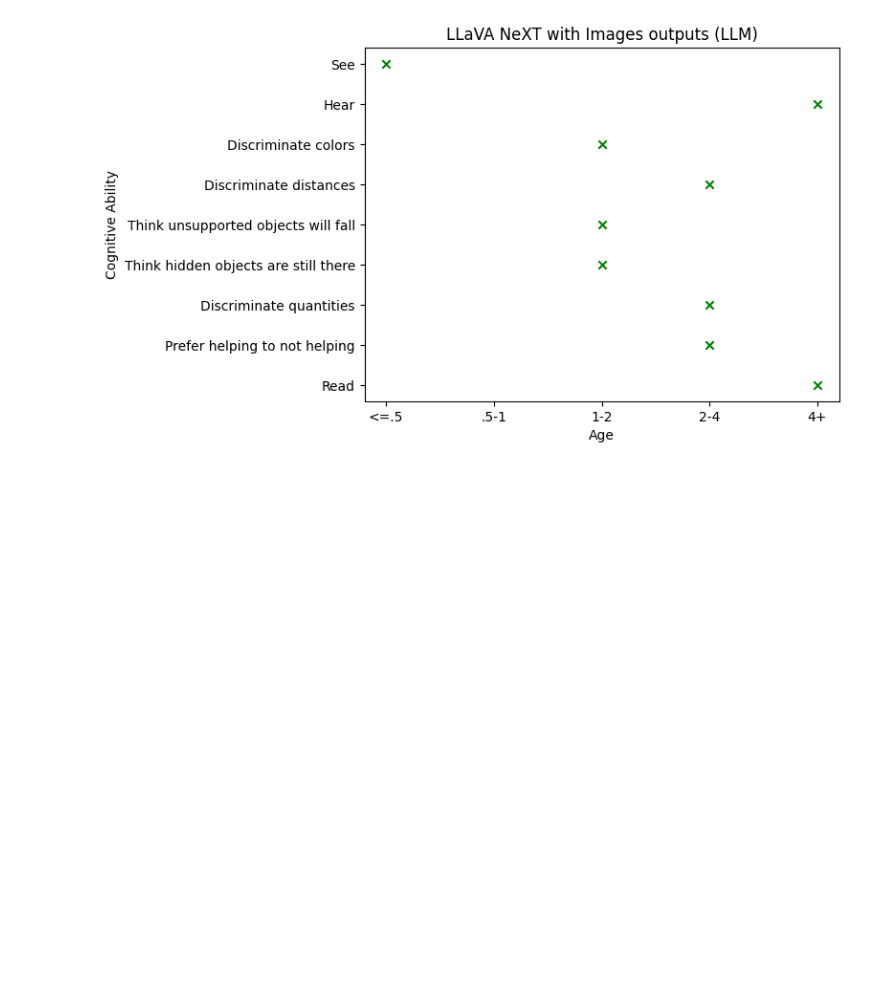
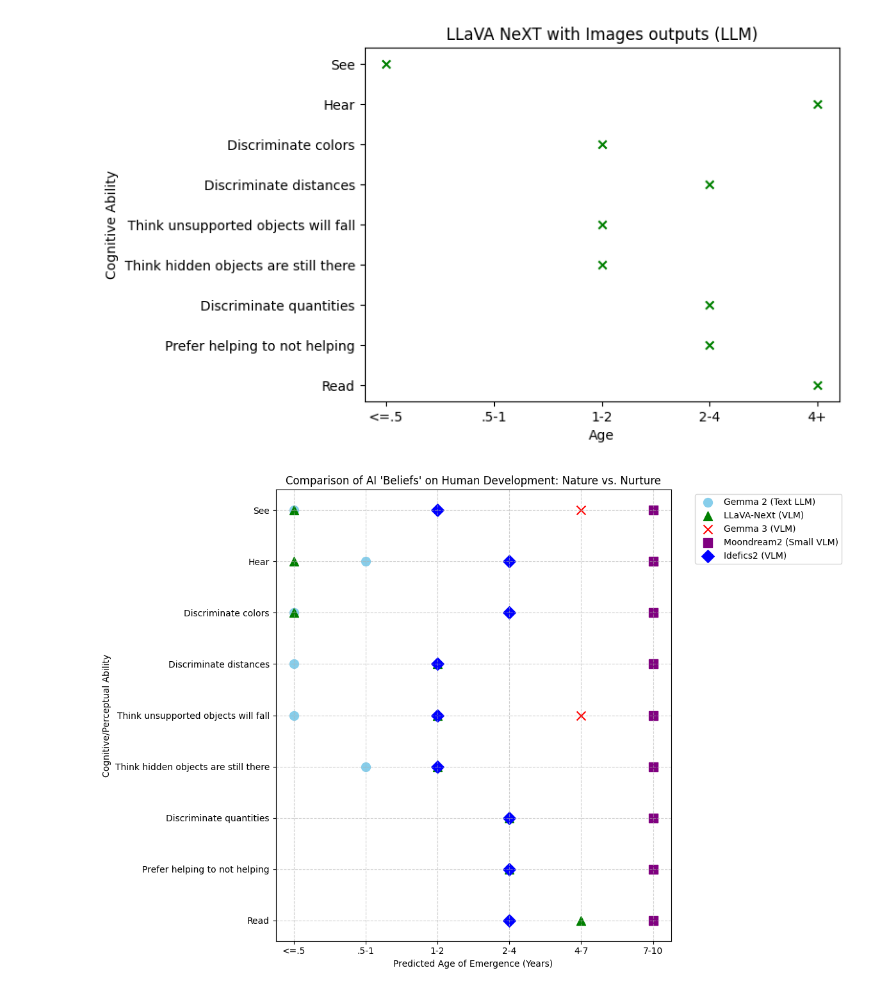
Before and after one commit to yunchen-hung/machine-beliefs, a Jupyter notebook: plotting.ipynb, the cells around one changed output. Saved outputs shown, nothing was run; the diff lists cells and outputs as text; code cells hidden in the pictures; blank space fills up the shorter version.

Commit message:
idefics2 model and plotting

```diff
--- a/plotting.ipynb
+++ b/plotting.ipynb
@@ -146,3 +144,102 @@ plt.title('LLaVA NeXT with Images outputs (LLM)')
 plt.show()
 # %% [output]
 [figure]
+# %%
+import matplotlib.pyplot as plt
+
+categories = [
+    'See',
+    'Hear',
+    'Discriminate colors',
+    'Discriminate distances',
+    'Think unsupported objects will fall',
+    'Think hidden objects are still there',
+    'Discriminate quantities',
+    'Prefer helping to not helping',
+    'Read'
+]
+
+gemma2_values = ["<=.5", ".5-1", "<=.5", "<=.5", "<=.5", ".5-1", "2-4", "2-4", "2-4"]
+
+llava_values = ["<=.5", "<=.5", "<=.5", "1-2", "1-2", "1-2", "2-4", "2-4", "4+"]
+
+gemma3_values = ["4-7", "7-10", "7-10", "7-10", "4-7", "7-10", "7-10", "7-10", "7-10"]
+
+moondream_values = ["7-10", "7-10", "7-10", "7-10", "7-10", "7-10", "7-10", "7-10", "7-10"]
+
+idefics2_values = ["1-2", "2-4", "2-4", "1-2", "1-2", "1-2", "2-4", "2-4", "2-4"]
+
+custom_labels = ["<=.5", ".5-1", "1-2", "2-4", "4-7", "7-10", "4+"]
+
+final_labels = ["<=.5", ".5-1", "1-2", "2-4", "4-7", "7-10"]
+
+
+def clean_val(v):
+    if v == "4+": return "4-7"
+    return v
+
+
+gemma2_cleaned = [clean_val(v) for v in gemma2_values]
+llava_cleaned = [clean_val(v) for v in llava_values]
+gemma3_cleaned = [clean_val(v) for v in gemma3_values]
+moondream_cleaned = [clean_val(v) for v in moondream_values]
+idefics2_cleaned = [clean_val(v) for v in idefics2_values]
+
+y_pos = range(len(categories))
+
+x_gemma2 = [final_labels.index(v) for v in gemma2_cleaned]
+x_llava = [final_labels.index(v) for v in llava_cleaned]
+x_gemma3 = [final_labels.index(v) for v in gemma3_cleaned]
+x_moondream = [final_labels.index(v) for v in moondream_cleaned]
+x_idefics2 = [final_labels.index(v) for v in idefics2_cleaned]
+
+# Visualization
+plt.figure(figsize=(12, 8))
+
+plt.scatter(x_gemma2, y_pos, marker='o', color='skyblue', s=100, label='Gemma 2 (Text LLM)')
+plt.scatter(x_llava, y_pos, marker='^', color='green', s=100, label='LLaVA-NeXt (VLM)')
+plt.scatter(x_gemma3, y_pos, marker='x', color='red', s=100, label='Gemma 3 (VLM)')
+plt.scatter(x_moondream, y_pos, marker='s', color='purple', s=100, label='Moondream2 (Small VLM)')
+plt.scatter(x_idefics2, y_pos, marker='D', color='blue', s=100, label='Idefics2 (VLM)')
+
+plt.yticks(y_pos, categories)
+plt.xticks(range(len(final_labels)), final_labels)
+plt.xlabel("Predicted Age of Emergence (Years)")
+plt.ylabel("Cognitive/Perceptual Ability")
+plt.title("Comparison of AI 'Beliefs' on Human Development: Nature vs. Nurture")
+plt.legend(bbox_to_anchor=(1.05, 1), loc='upper left')
+plt.grid(True, linestyle='--', alpha=0.6)
+plt.gca().invert_yaxis()
+
+plt.tight_layout()
+plt.show()
+
+# Final Analysis & Comments
+"""
+### Analysis of Results
+
+This comparative study reveals significant architectural differences in how AI models ground concepts of human development.
+
+1. Gemma 2 (Text-Only):
+Demonstrated a nuanced, textbook-like understanding, correctly identifying perceptual traits as innate. Implication: The knowledge exists in the language weights; pure text models align well with scientific consensus.
+
+2. LLaVA-NeXt (VLM):
+The most realistic VLM. It aligned closely with the Text-Only model for innate traits, showing strong visual grounding. Its bias Leans towards Nature.
+
+3. Gemma 3 (VLM):
+Exhibited a severe "Nurture / Safety" Bias. It rated almost all traits as emerging late (4-7+ years).
+This is caused likely due to a failure to ground visual input or a safety alignment issue.
+
+4. Moondream2 (Small VLM):
+Consistently selected Image 3 (School-age) for every question.
+Finding: This indicates a "Complexity Bias". Due to its small size (2B), it lacked the granularity to distinguish developmental stages, defaulting to the most visually distinct human figure.
+
+5. Idefics2 (VLM):
+Showed a unique, "Split" personality. It correctly identified *Physical Physics* traits (Seeing, Gravity, Object Permanence) as innate (Image 1/Newborn). However, it rated *Sensory/Social* traits (Hearing, Colors, Helping) as late (Image 3/School-age).
+Finding: Unlike Moondream, Idefics2 *can* visually distinguish the options. Its results suggest it separates "Physical Reality" (innate) from "Learned Skills" (nurture) differently than humans do.
+
+Conclusion:
+Model size and architecture drastically alter "beliefs." Large models (Gemma 3) may over-correct towards caution (Nurture), small models (Moondream) may collapse towards simplicity, while mid-sized models with strong vision encoders (LLaVA, Idefics2) show the most biologically plausible reasoning, though they still differ on specific traits.
+"""
+# %% [output]
+[figure, added]
```
Also changed, not shown: parts of 5 cells of this notebook, 4 other files.
